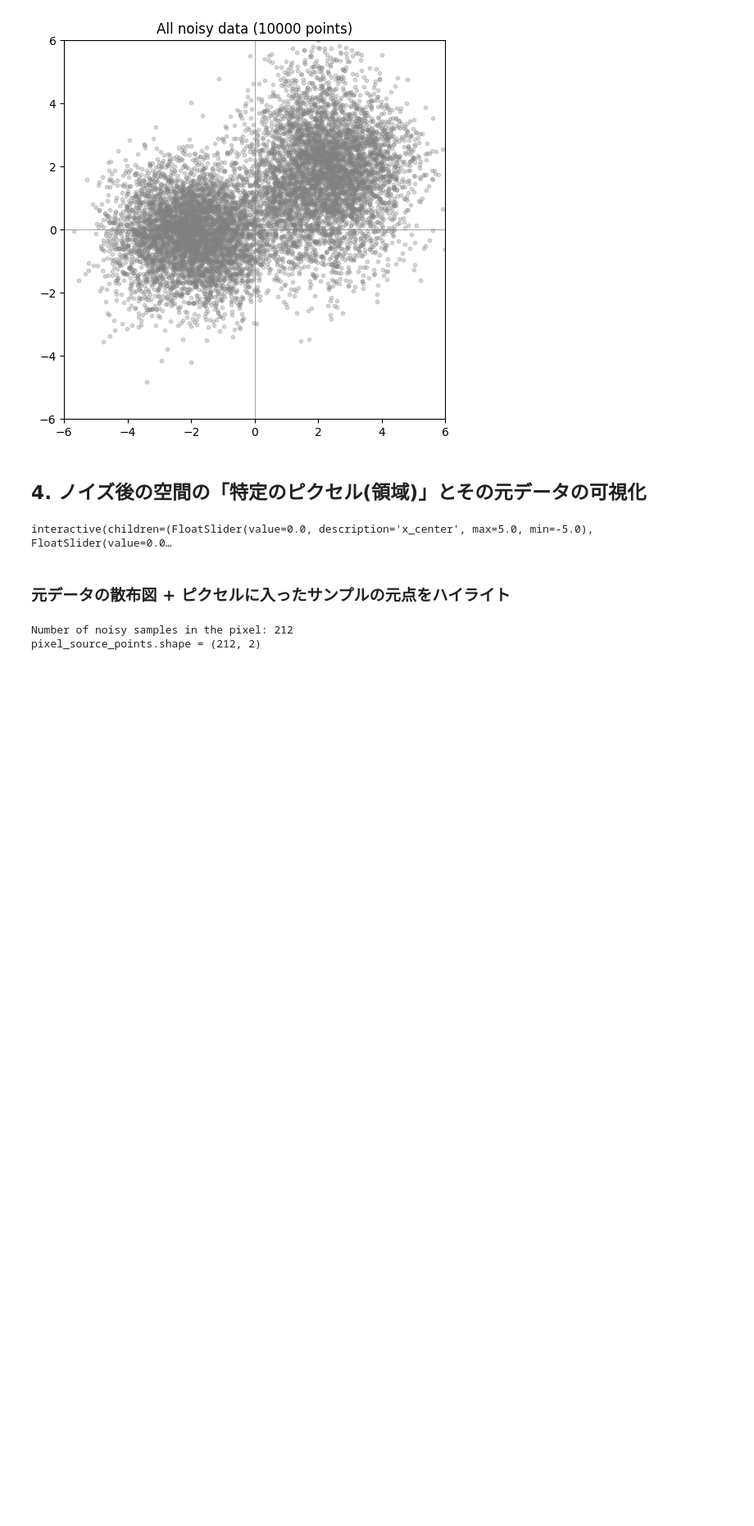
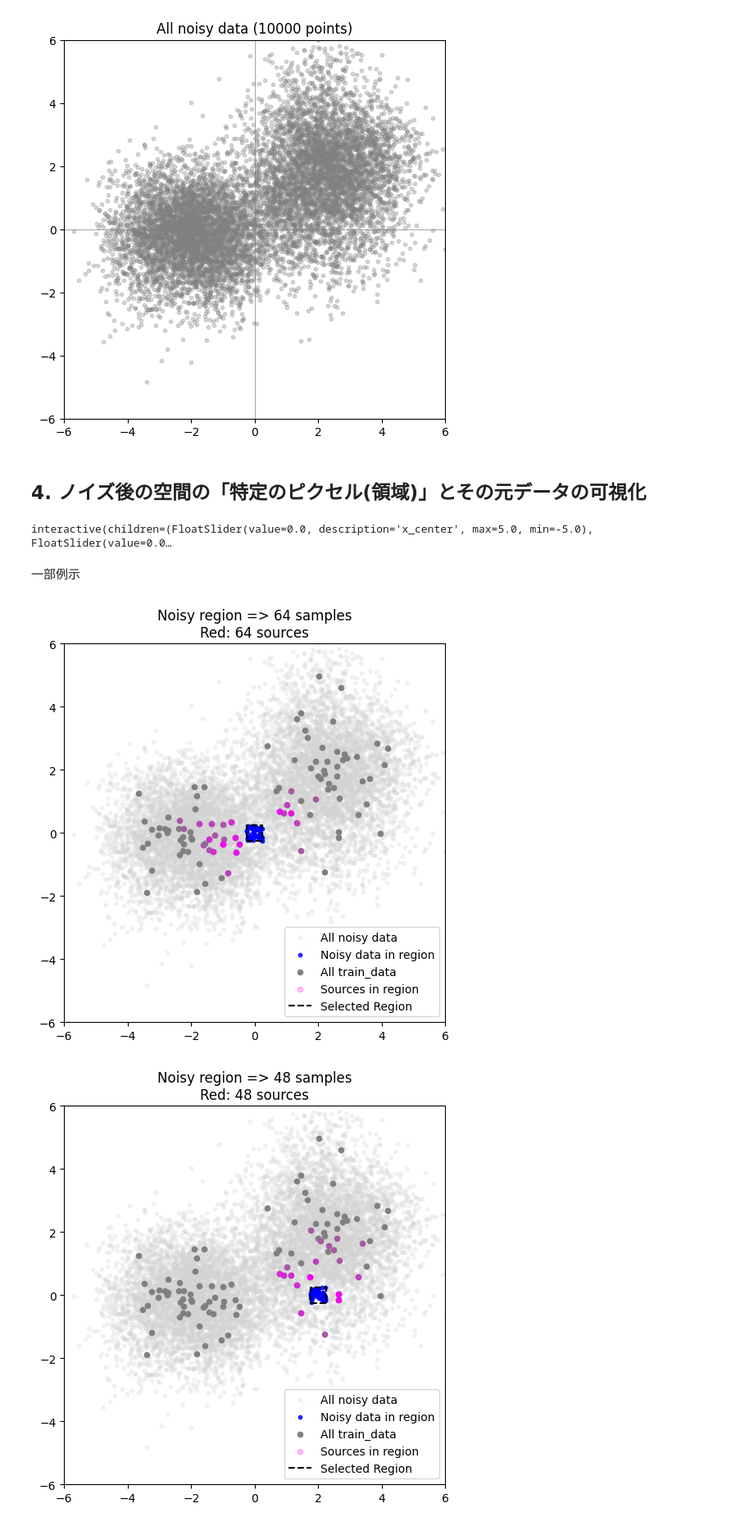
Before and after one commit to kei-mo/study-diffusion-model, a Jupyter notebook: denoising_score_matching.ipynb, the cells around one changed output. Shown at 82% size. Cells and saved outputs as stored; diff of their text form; code cells hidden in the pictures; blank space fills up the shorter version.

```diff
--- a/denoising_score_matching.ipynb
+++ b/denoising_score_matching.ipynb
@@ -235,31 +235,13 @@ display(interactive_obj)
 # %% [output]
 interactive(children=(FloatSlider(value=0.0, description='x_center', max=5.0, min=-5.0), FloatSlider(value=0.0…
 # %% [markdown]
-### 元データの散布図 + ピクセルに入ったサンプルの元点をハイライト
+一部例示
 # %%
-# ピクセルの範囲を定義
-pixel_xmin, pixel_xmax = 0.0, 1.0
-pixel_ymin, pixel_ymax = 0.0, 1.0
-
-# ピクセル領域に含まれるノイズ後サンプルを取得
-in_pixel_mask = (
-    (all_noisy_data[:, 0] >= pixel_xmin)
-    & (all_noisy_data[:, 0] < pixel_xmax)
-    & (all_noisy_data[:, 1] >= pixel_ymin)
-    & (all_noisy_data[:, 1] < pixel_ymax)
-)
-
-indices_in_pixel = np.where(in_pixel_mask)[0]
-print("Number of noisy samples in the pixel:", len(indices_in_pixel))
-
-# ピクセル内にあるノイズ後サンプル
-noisy_in_pixel = all_noisy_data[indices_in_pixel]
-
-# そのサンプルが元々どの点から生まれたか
-pixel_sources = all_noisy_source_index[indices_in_pixel]  # 元データのインデックス
-pixel_source_points = train_data[pixel_sources]  # その元データの座標
-
-print("pixel_source_points.shape =", pixel_source_points.shape)
+plot_region_and_sources(0.0, 0.0)
+plot_region_and_sources(2.0, 0.0)
+plot_region_and_sources(2.0, -2.0)
+plot_region_and_sources(-2.0, -2.0)
+plot_region_and_sources(0.0, 2.0)
 # %% [output]
-Number of noisy samples in the pixel: 212
-pixel_source_points.shape = (212, 2)
+[figure, added]
+[figure, added]
```
Also changed, not shown: parts of 2 cells of this notebook.
